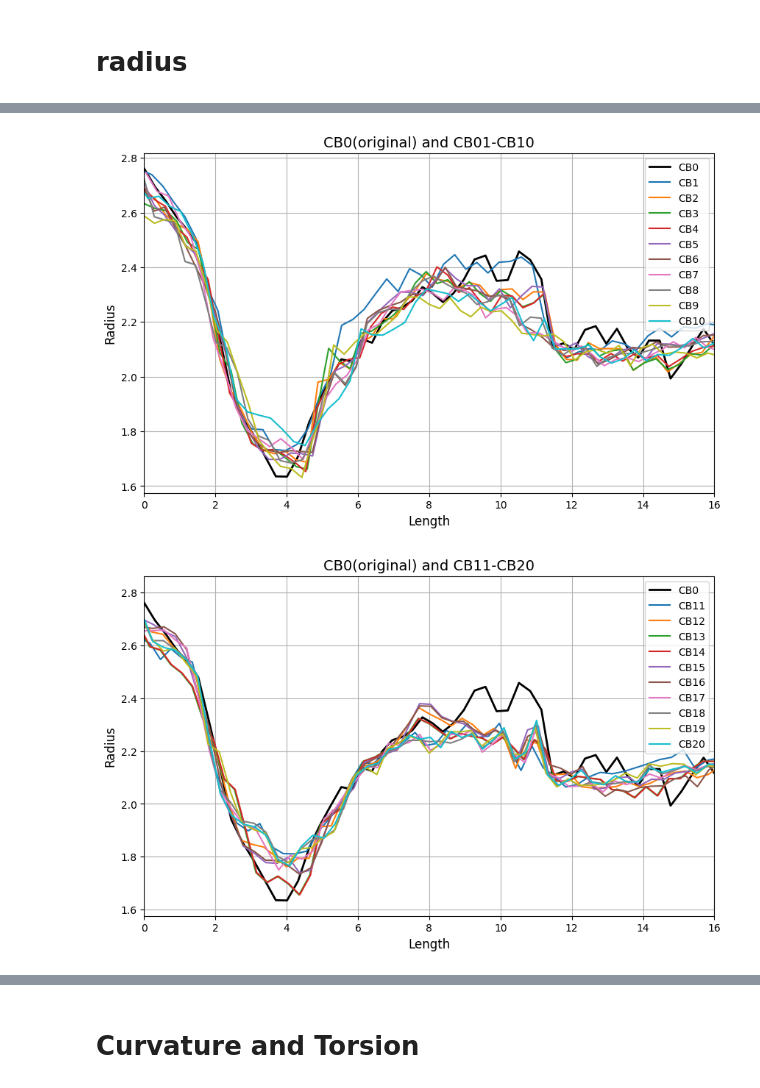
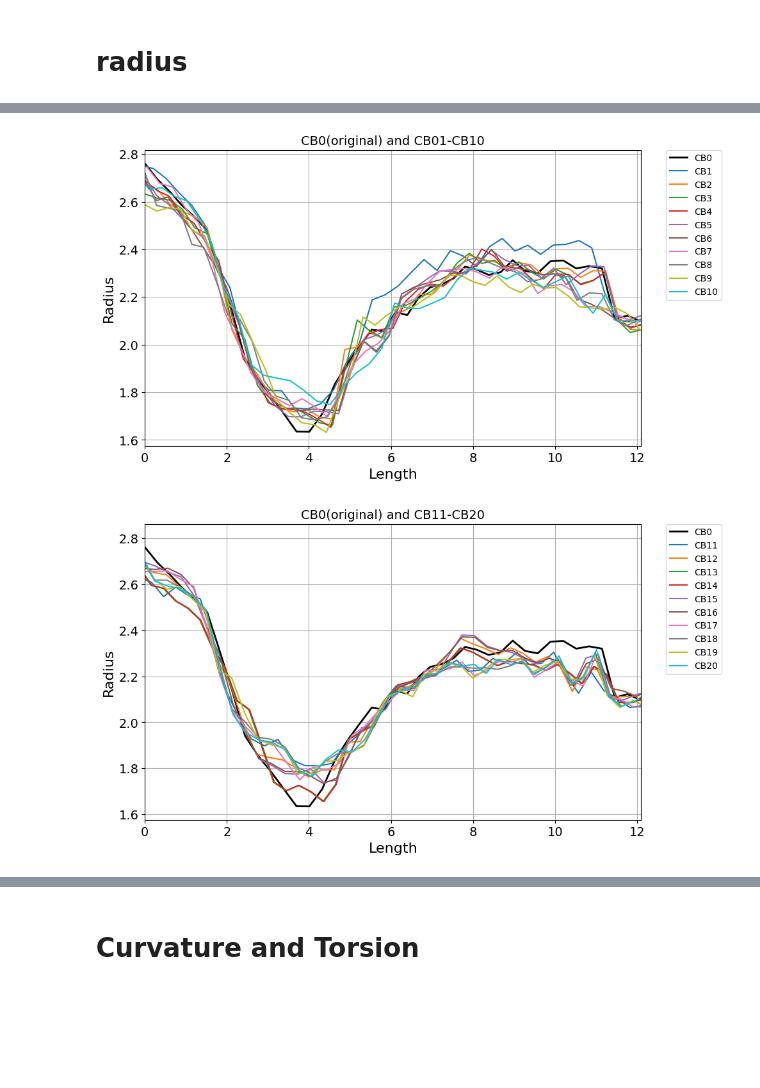
Before and after one commit to HARUJANE/PhD, a Jupyter notebook: matching and patching/4_stenosis/5_Compare/code.ipynb, the cells around one changed output, grey strips where cells are left out. Cells and saved outputs as stored; diff of their text form; code cells hidden in the pictures; blank space fills up the shorter version.

```diff
--- a/matching and patching/4_stenosis/5_Compare/code.ipynb
+++ b/matching and patching/4_stenosis/5_Compare/code.ipynb
@@ -14,7 +47,7 @@ reference_length = latest_sheet_data['length_0']
 
 # Offsets for length adjustment
 offsets = {
-    "radius_0": 0,  # CB0 is fixed
+    "radius_1": 0,  # CB0 is fixed
     "radius_1": -0.4,  # Offset for CB1
     "radius_2": 0,  # Offset for CB2
     "radius_3": 0,  # Offset for CB3
@@ -80,38 +113,39 @@ col_cb7 = 'radius_7'
 length_cb7 = 'length_7'
 if col_cb7 in latest_sheet_data.columns and length_cb7 in latest_sheet_data.columns:
     adjusted_length_cb7 = latest_sheet_data[length_cb7] + offsets[col_cb7]
     plt.plot(adjusted_length_cb7, latest_sheet_data[col_cb7], label='CB7')
 
 # # Plot CB8
 col_cb8 = 'radius_8'
 length_cb8 = 'length_8'
 if col_cb8 in latest_sheet_data.columns and length_cb8 in latest_sheet_data.columns:
     adjusted_length_cb8 = latest_sheet_data[length_cb8] + offsets[col_cb8]
     plt.plot(adjusted_length_cb8, latest_sheet_data[col_cb8], label='CB8')
 
 # # Plot CB9
 col_cb9 = 'radius_9'
 length_cb9 = 'length_9'
 if col_cb9 in latest_sheet_data.columns and length_cb9 in latest_sheet_data.columns:
     adjusted_length_cb9 = latest_sheet_data[length_cb9] + offsets[col_cb9]
     plt.plot(adjusted_length_cb9, latest_sheet_data[col_cb9], label='CB9')
 
 # # Plot CB10
 col_cb10 = 'radius_10'
 length_cb10 = 'length_10'
 if col_cb10 in latest_sheet_data.columns and length_cb10 in latest_sheet_data.columns:
     adjusted_length_cb10 = latest_sheet_data[length_cb10] + offsets[col_cb10]
     plt.plot(adjusted_length_cb10, latest_sheet_data[col_cb10], label='CB10')
 
 plt.title('CB0(original) and CB01-CB10', fontsize=14)
-plt.xlabel('Length', fontsize=12)
-plt.xlim(0, 16)
-plt.ylabel('Radius', fontsize=12)
-plt.legend(fontsize=10, loc='upper right')
+plt.xlabel('Length', fontsize=16)
+plt.xlim(0, 12.1)
+plt.ylabel('Radius', fontsize=16)
+plt.legend(fontsize=10, loc='upper left', bbox_to_anchor=(1.05, 1), borderaxespad=0.)
+plt.tick_params(axis='both', labelsize=14)
 plt.grid(True)
 plt.show()
 # %% [output]
-[figure, old version]
+[figure, new version]
 # %%
 import pandas as pd
 import matplotlib.pyplot as plt
@@ -216,14 +250,15 @@ if col_cb20 in latest_sheet_data.columns and length_cb20 in latest_sheet_data.co
     plt.plot(adjusted_length_cb20, latest_sheet_data[col_cb20], label='CB20')
 
 plt.title('CB0(original) and CB11-CB20', fontsize=14)
-plt.xlabel('Length', fontsize=12)
-plt.xlim(0, 16)
-plt.ylabel('Radius', fontsize=12)
-plt.legend(fontsize=10, loc='upper right')
+plt.xlabel('Length', fontsize=16)
+plt.xlim(0, 12.1)
+plt.ylabel('Radius', fontsize=16)
+plt.legend(fontsize=10, loc='upper left', bbox_to_anchor=(1.05, 1), borderaxespad=0.)
+plt.tick_params(axis='both', labelsize=14)
 plt.grid(True)
 plt.show()
 # %% [output]
-[figure, old version]
+[figure, new version]
 # %%
 import pandas as pd
 import matplotlib.pyplot as plt
```
Also changed, not shown: parts of 5 cells of this notebook, 1 other file.
